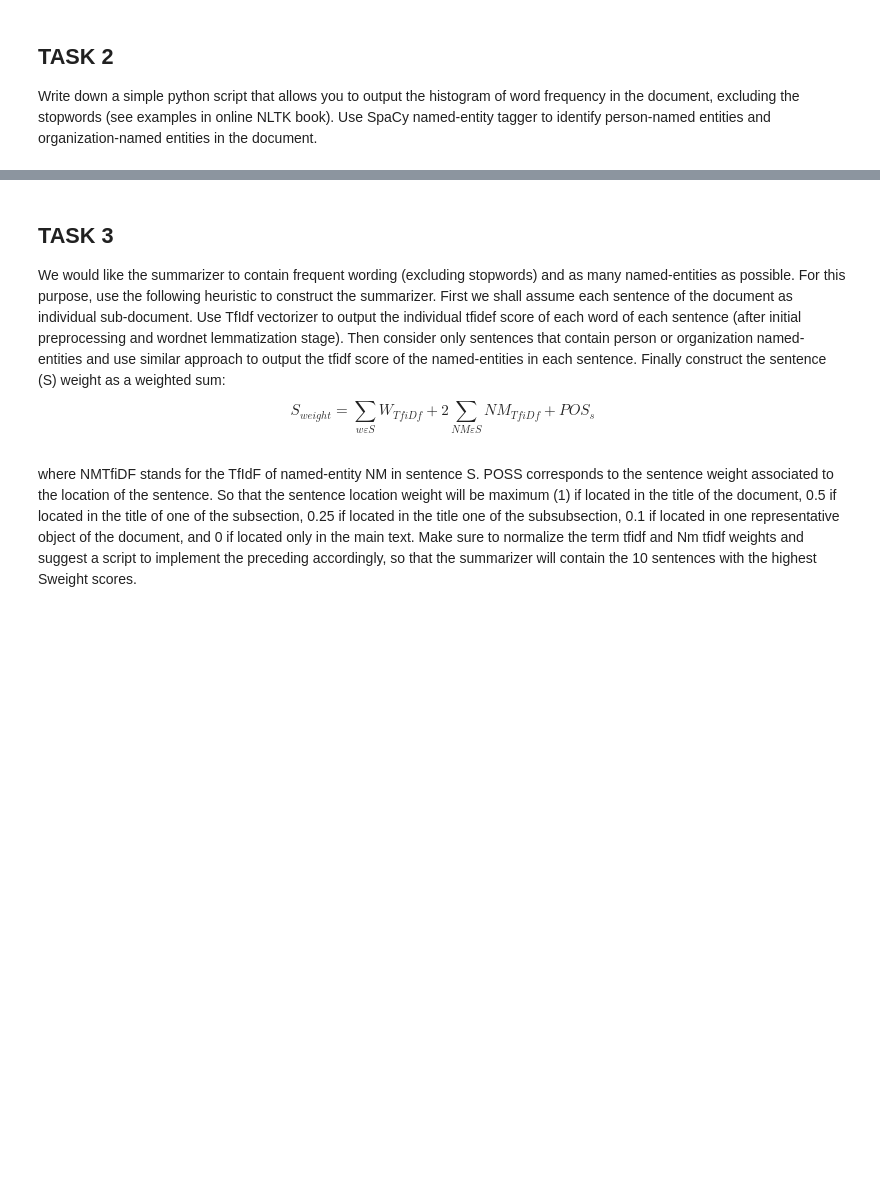
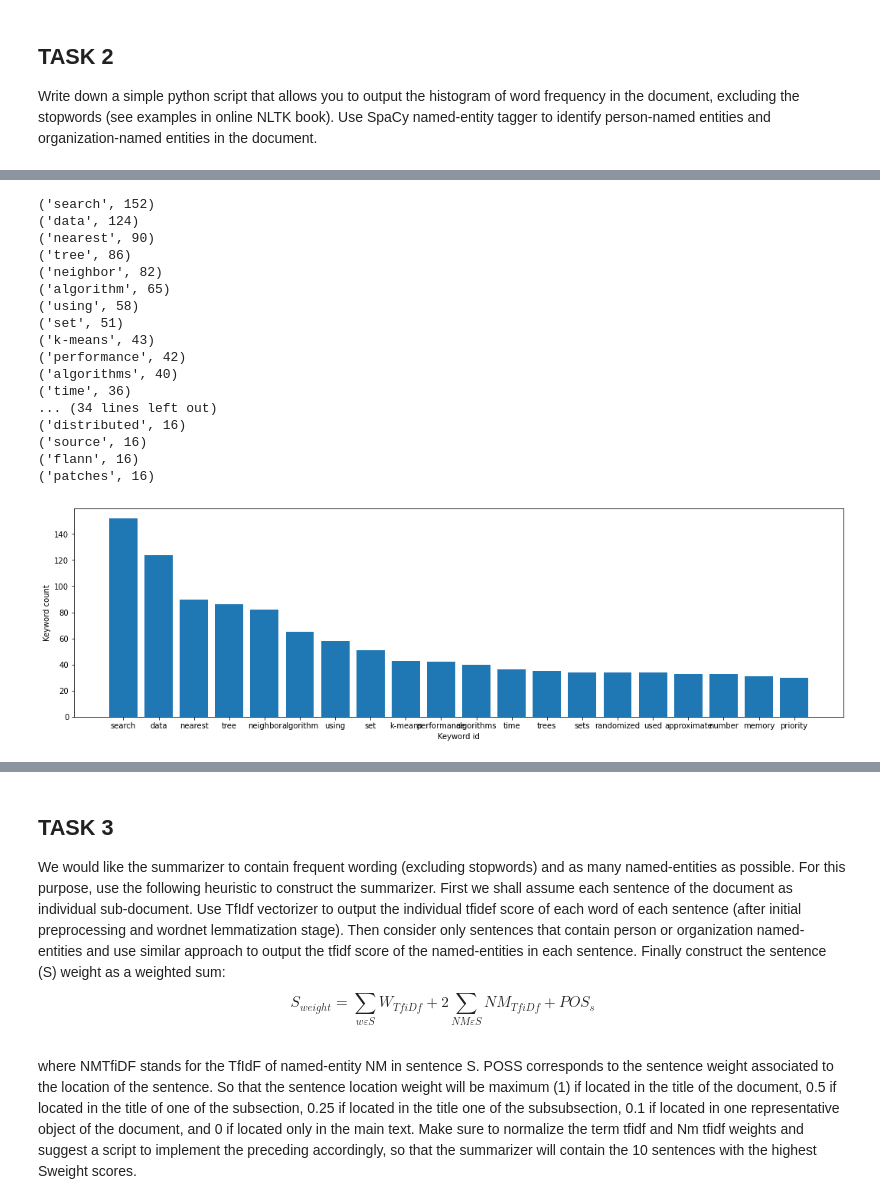
Before and after one commit to Dakcser/NLP, a Jupyter notebook: NLP project .ipynb, the cells around one changed output, grey strips where cells are left out. Drawn from its saved outputs; the diff is of its cells as text; code cells hidden in the pictures; blank space fills up the shorter version.

```diff
--- a/NLP project .ipynb
+++ b/NLP project .ipynb
@@ -202,3 +202,52 @@ plt.show()
+# %%
+### Count histogram from every word manually ###
+charsToRemove = ".,():"
+for char in charsToRemove:
+    article_readable = article_readable.replace(char, '')
+
+article_readable = article_readable.lower()
+wordList = article_readable.split()
+wordList = [word for word in wordList if word not in stopwords]
+wordCounts = dict()
+
+for word in wordList:
+    if word in wordCounts:
+        wordCounts[word] += 1
+    else:
+        wordCounts[word] = 1
+
+wordCounts = sorted(wordCounts.items(), key=lambda x: x[1], reverse=True)
+for i in range(50):
+    print("{}".format(wordCounts[i]))
+wordCounts = wordCounts[0:20]
+
+words = list(zip(*wordCounts))[0]
+occurency = list(zip(*wordCounts))[1]
+fig, ax = plt.subplots(figsize=(18,5))
+plt.bar(np.arange(len(words)), occurency, align='center')
+plt.xticks(np.arange(len(words)), words)
+plt.ylabel('Keyword count')
+plt.xlabel('Keyword id')
+plt.show()
+# %% [output]
+('search', 152)
+('data', 124)
+('nearest', 90)
+('tree', 86)
+('neighbor', 82)
+('algorithm', 65)
+('using', 58)
+('set', 51)
+('k-means', 43)
+('performance', 42)
+('algorithms', 40)
+('time', 36)
+... (34 lines left out)
+('distributed', 16)
+('source', 16)
+('flann', 16)
+('patches', 16)
+[figure, added]
 # %%
 #Use SpaCy to identify person-named entities and organization-named entities
 import spacy
```
Also changed, not shown: parts of 7 cells of this notebook.
